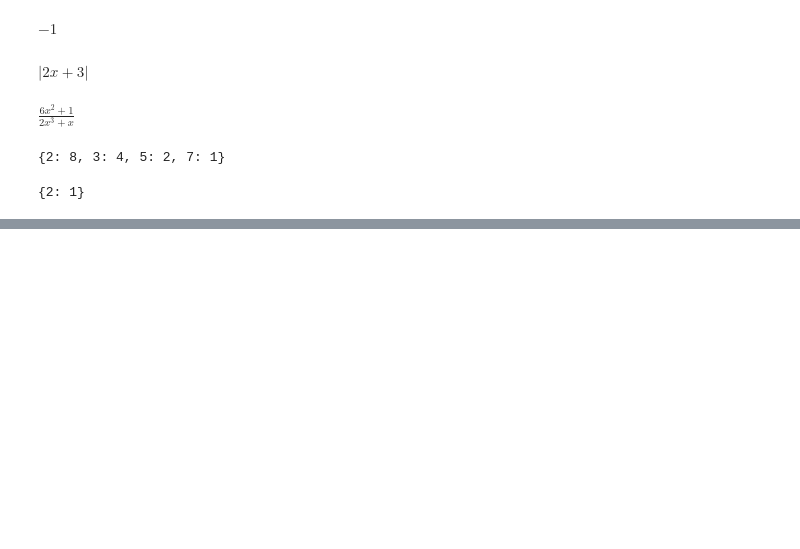
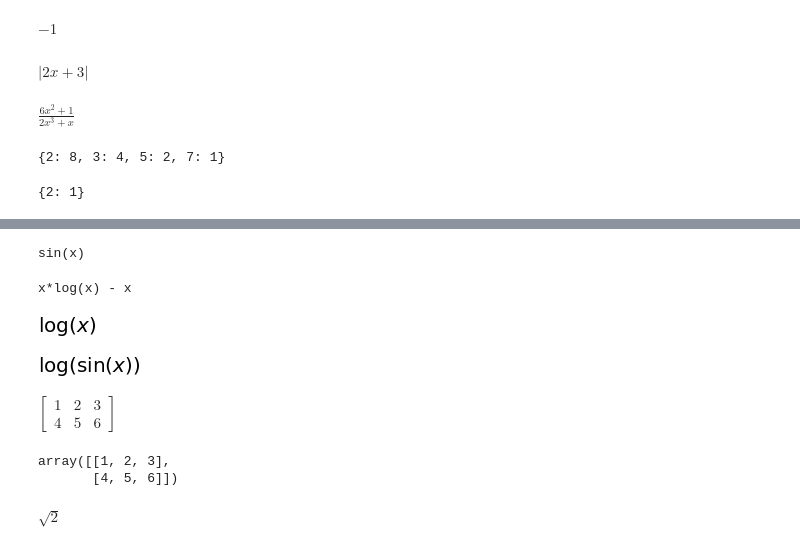
Before and after one commit to ju-ki/free_python, a Jupyter notebook: math/basic_sympy.ipynb, the cells around one changed output, grey strips where cells are left out. Drawn from its saved outputs; the diff is of its cells as text; code cells hidden in the pictures; blank space fills up the shorter version.

Commit message:
add integrate

```diff
--- a/math/basic_sympy.ipynb
+++ b/math/basic_sympy.ipynb
@@ -101,0 +102,26 @@ calc_factorint(2)#普通の値を素因数分解するならこちらの
+# %%
+x = Symbol('x')#積分してみる
+g = cos(x)
+f = integrate(g)
+print(f)
+# %% [output]
+sin(x)
+# %%
+g = log(x)
+f = integrate(g)
+print(f)
+# %% [output]
+x*log(x) - x
+# %%
+def cacl_integarete(equation):
+    x, C = symbols('x C')
+    integrated = integrate(equation)
+    return integrated
+# %%
+cacl_integarete(1 / x)
+# %% [output]
+[figure, added]
+# %%
+cacl_integarete(cot(x))
+# %% [output]
+[figure, added]
@@ -101,0 +138,13 @@ calc_factorint(2)#普通の値を素因数分解するならこちらの
+# %%
+A_s
+# %% [output]
+$\displaystyle \left[\begin{matrix}1 & 2 & 3\\4 & 5 & 6\end{matrix}\right]$
+# %%
+A_n
+# %% [output]
+array([[1, 2, 3],
+       [4, 5, 6]])
+# %%
+sqrt(2)
+# %% [output]
+$\displaystyle \sqrt{2}$
```
Also changed, not shown: parts of 19 cells of this notebook.
